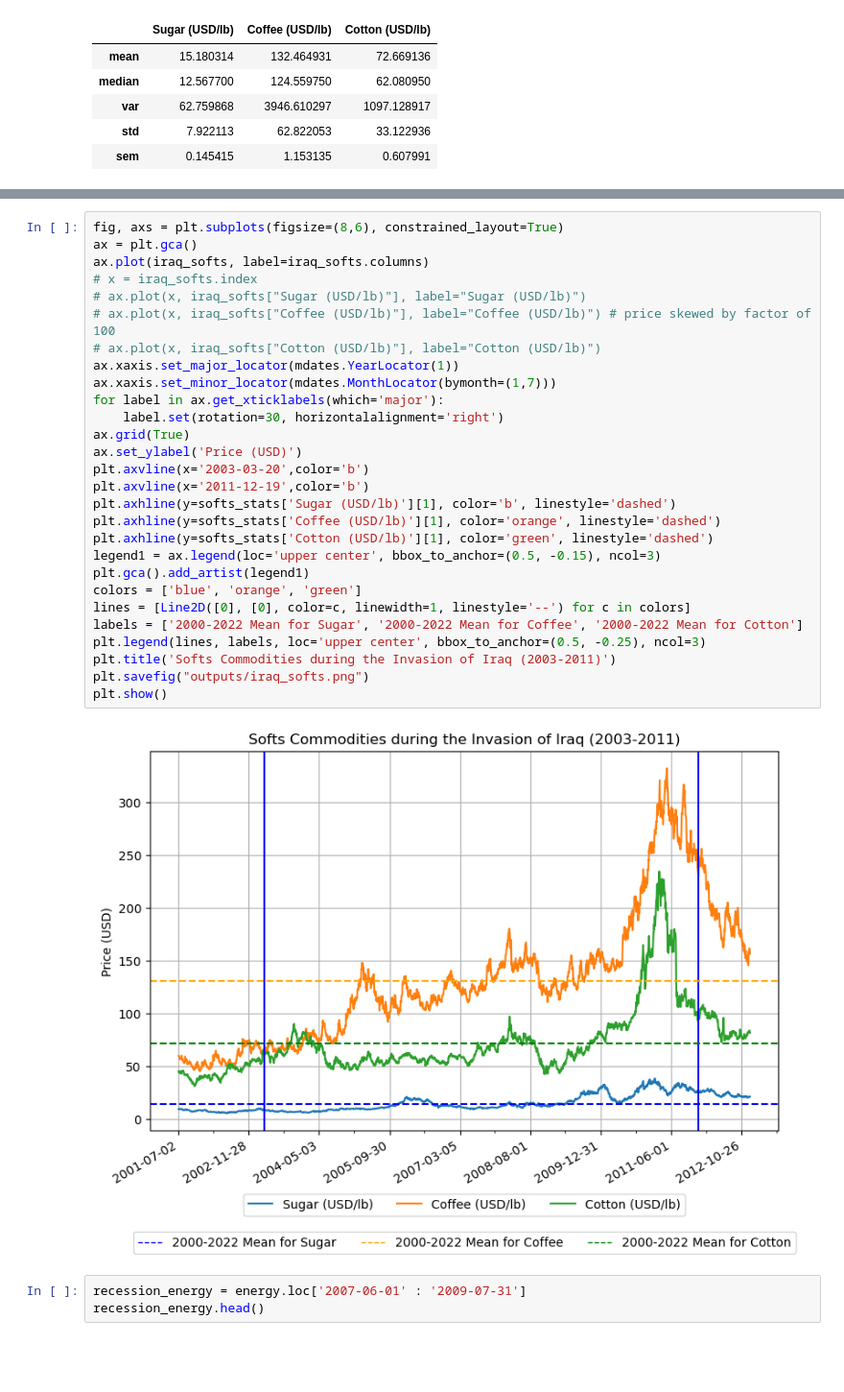
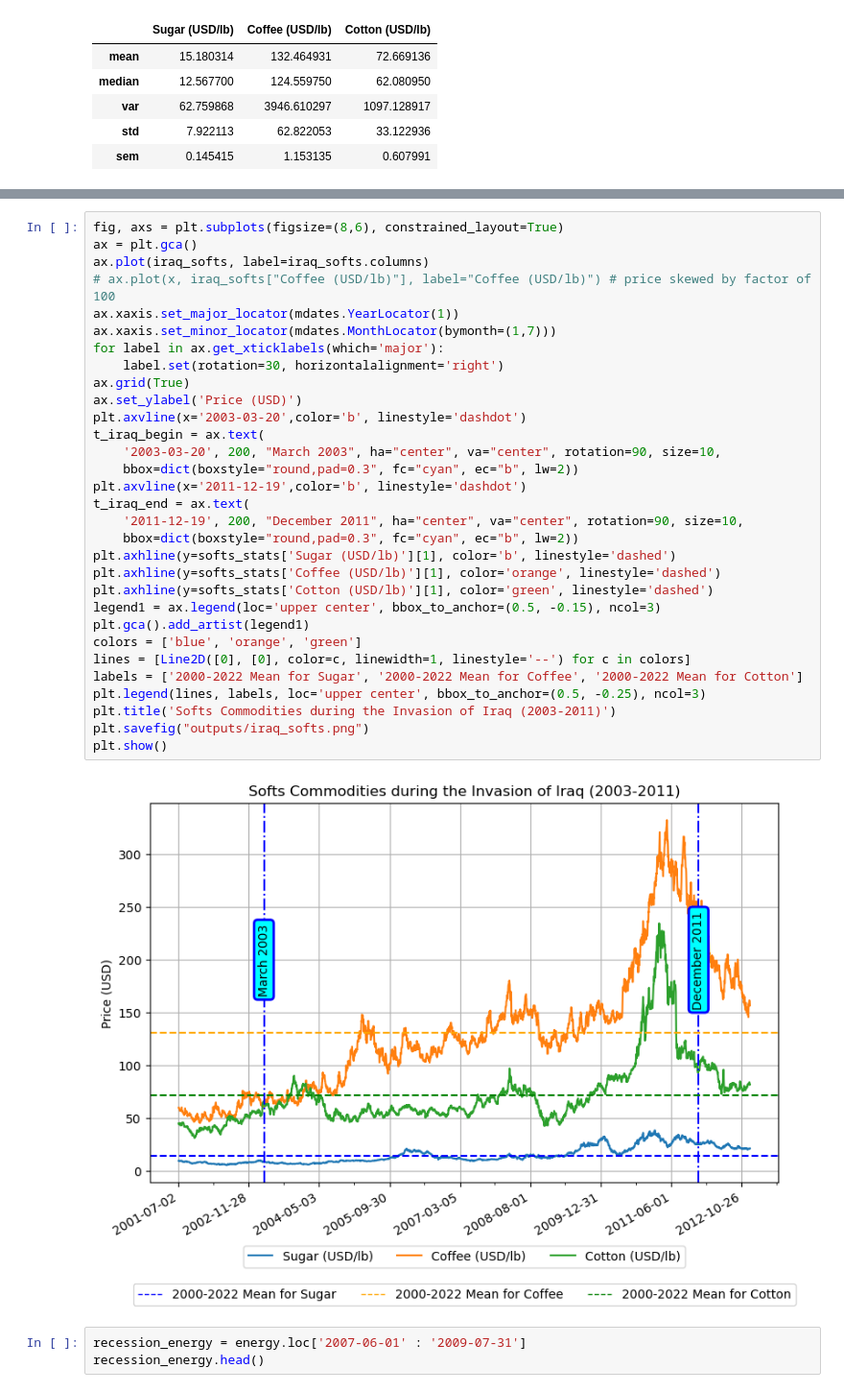
Before and after one commit to dylanmcgullam/Group-Project-1, a Jupyter notebook: commodities.ipynb, the cells around one changed output, grey strips where cells are left out. Shown at 96% size. Cells and saved outputs as stored; diff of their text form; blank space fills up the shorter version.

```diff
--- a/commodities.ipynb
+++ b/commodities.ipynb
@@ -302,33 +308,36 @@ plt.show()
 # %%
 fig, axs = plt.subplots(figsize=(8,6), constrained_layout=True)
 ax = plt.gca()
 ax.plot(iraq_softs, label=iraq_softs.columns)
-# x = iraq_softs.index
-# ax.plot(x, iraq_softs["Sugar (USD/lb)"], label="Sugar (USD/lb)")
 # ax.plot(x, iraq_softs["Coffee (USD/lb)"], label="Coffee (USD/lb)") # price skewed by factor of 100
-# ax.plot(x, iraq_softs["Cotton (USD/lb)"], label="Cotton (USD/lb)")
 ax.xaxis.set_major_locator(mdates.YearLocator(1))
 ax.xaxis.set_minor_locator(mdates.MonthLocator(bymonth=(1,7)))
 for label in ax.get_xticklabels(which='major'):
     label.set(rotation=30, horizontalalignment='right')
 ax.grid(True)
 ax.set_ylabel('Price (USD)')
-plt.axvline(x='2003-03-20',color='b')
-plt.axvline(x='2011-12-19',color='b')
+plt.axvline(x='2003-03-20',color='b', linestyle='dashdot')
+t_iraq_begin = ax.text(
+    '2003-03-20', 200, "March 2003", ha="center", va="center", rotation=90, size=10,
+    bbox=dict(boxstyle="round,pad=0.3", fc="cyan", ec="b", lw=2))
+plt.axvline(x='2011-12-19',color='b', linestyle='dashdot')
+t_iraq_end = ax.text(
+    '2011-12-19', 200, "December 2011", ha="center", va="center", rotation=90, size=10,
+    bbox=dict(boxstyle="round,pad=0.3", fc="cyan", ec="b", lw=2))
 plt.axhline(y=softs_stats['Sugar (USD/lb)'][1], color='b', linestyle='dashed')
 plt.axhline(y=softs_stats['Coffee (USD/lb)'][1], color='orange', linestyle='dashed')
 plt.axhline(y=softs_stats['Cotton (USD/lb)'][1], color='green', linestyle='dashed')
 legend1 = ax.legend(loc='upper center', bbox_to_anchor=(0.5, -0.15), ncol=3)
 plt.gca().add_artist(legend1)
 colors = ['blue', 'orange', 'green']
 lines = [Line2D([0], [0], color=c, linewidth=1, linestyle='--') for c in colors]
 labels = ['2000-2022 Mean for Sugar', '2000-2022 Mean for Coffee', '2000-2022 Mean for Cotton']
 plt.legend(lines, labels, loc='upper center', bbox_to_anchor=(0.5, -0.25), ncol=3)
 plt.title('Softs Commodities during the Invasion of Iraq (2003-2011)')
 plt.savefig("outputs/iraq_softs.png")
 plt.show()
 # %% [output]
-[figure, old version]
+[figure, new version]
 # %%
 recession_energy = energy.loc['2007-06-01' : '2009-07-31']
 recession_energy.head()
```
Also changed, not shown: parts of 1 cell of this notebook, 3 other files.
